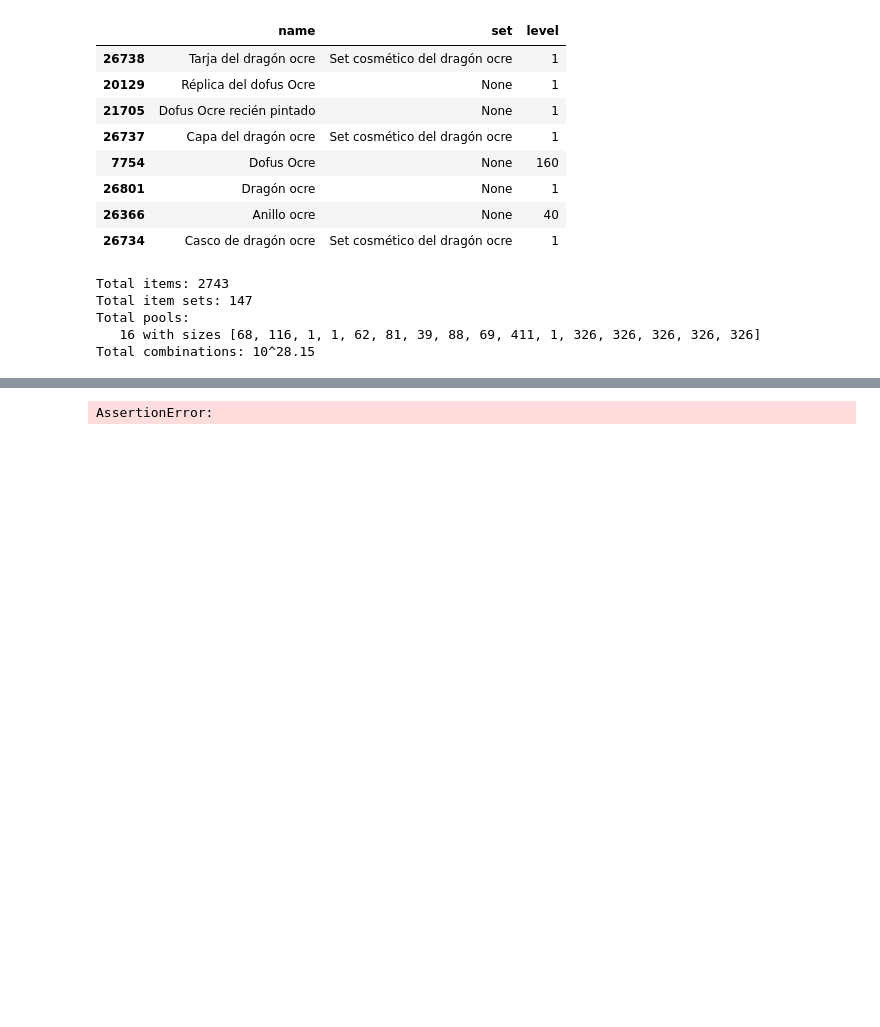
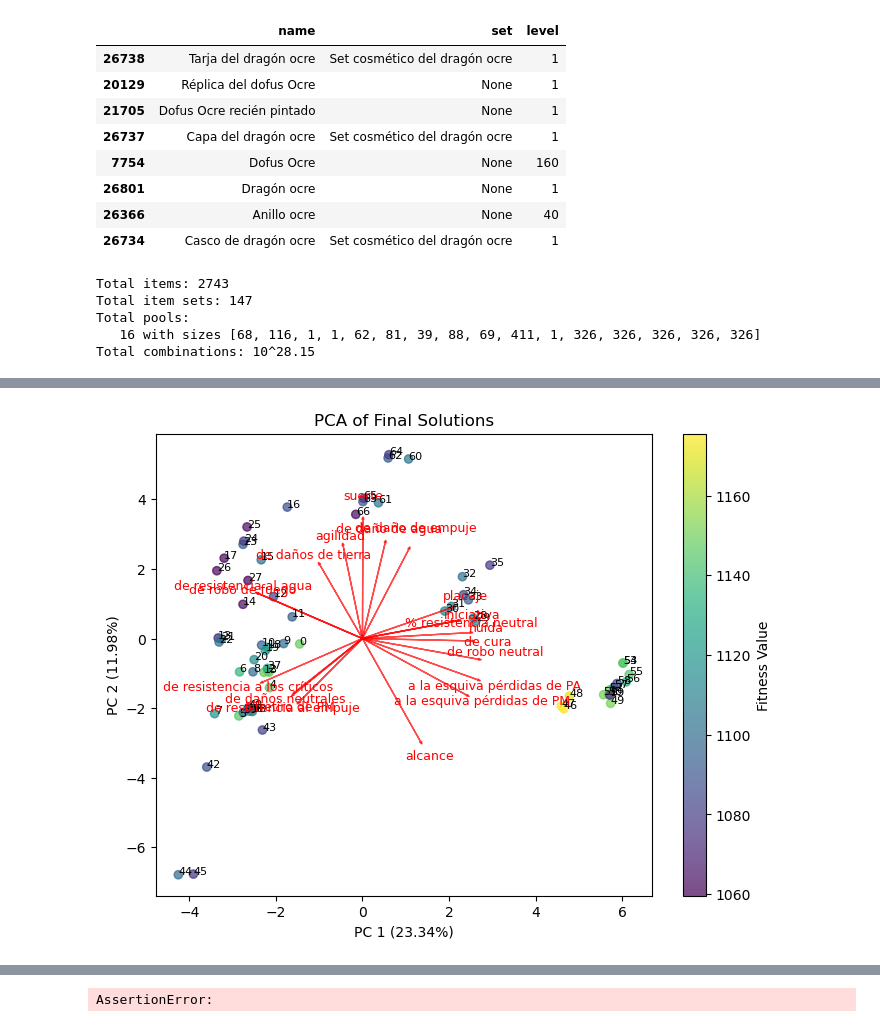
Before and after one commit to jdtibochab/dofus-set-optimizer, a Jupyter notebook: Optimize-Osa.ipynb, the cells around one changed output, grey strips where cells are left out. Saved outputs shown, nothing was run; the diff lists cells and outputs as text; code cells hidden in the pictures; blank space fills up the shorter version.

```diff
--- a/Optimize-Osa.ipynb
+++ b/Optimize-Osa.ipynb
@@ -360,0 +154,4 @@ fig.tight_layout()
+# %%
+from analysis import Analyzer
+analyzer = Analyzer(opt, solutions)
+analyzer.run_analysis()
@@ -360,0 +178,4 @@ fig.tight_layout()
+# %%
+analyzer.plot_pca()
+# %% [output]
+[figure, added]
```
Also changed, not shown: parts of 11 cells of this notebook, 8 other files.
